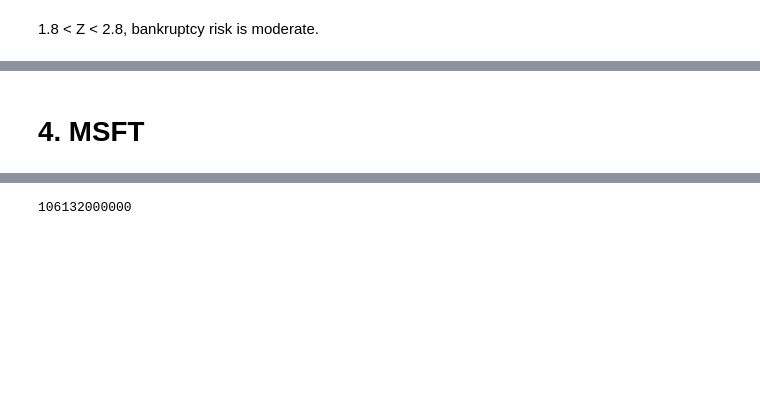
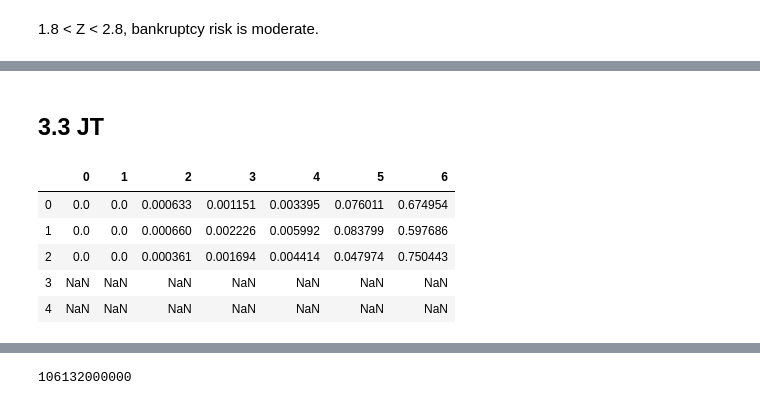
Before and after one commit to amiller135/CRM_fordham_hws, a Jupyter notebook: HW1_CRM.ipynb, the cells around one changed output, grey strips where cells are left out. Cells and saved outputs as stored; diff of their text form; code cells hidden in the pictures; blank space fills up the shorter version.

```diff
--- a/HW1_CRM.ipynb
+++ b/HW1_CRM.ipynb
@@ -23,0 +64,4 @@ from scipy.optimize import fsolve
+# %%
+tsla_oas_df = pd.read_csv("BAMLH0A3HYC.csv")
+tsla_spread = np.array(tsla_oas_df[-5:]["BAMLH0A3HYC"])/100
+tsla_spread
@@ -306,2 +448,16 @@ tsla_dict_profile
-# %% [markdown]
-# 4. MSFT
+# %% [markdown]
+## 3.3 JT
+# %%
+tsla_risk_neutral_transition,tsla_pi = JT.solve_pi(spread=tsla_spread,
+                                                   rf_rates=rf_df,
+                                                   lst_transitions=JT.transitions_matrices,
+                                                   rating='CCC/C')
+# %%
+pd.DataFrame(tsla_risk_neutral_transition)
+# %% [output]
+|  | 0 | 1 | 2 | 3 | 4 | 5 | 6 |
+| 0 | 0.0 | 0.0 | 0.000633 | 0.001151 | 0.003395 | 0.076011 | 0.674954 |
+| 1 | 0.0 | 0.0 | 0.000660 | 0.002226 | 0.005992 | 0.083799 | 0.597686 |
+| 2 | 0.0 | 0.0 | 0.000361 | 0.001694 | 0.004414 | 0.047974 | 0.750443 |
+| 3 | NaN | NaN | NaN | NaN | NaN | NaN | NaN |
+| 4 | NaN | NaN | NaN | NaN | NaN | NaN | NaN |
```
Also changed, not shown: parts of 56 cells of this notebook, 2 other files.
